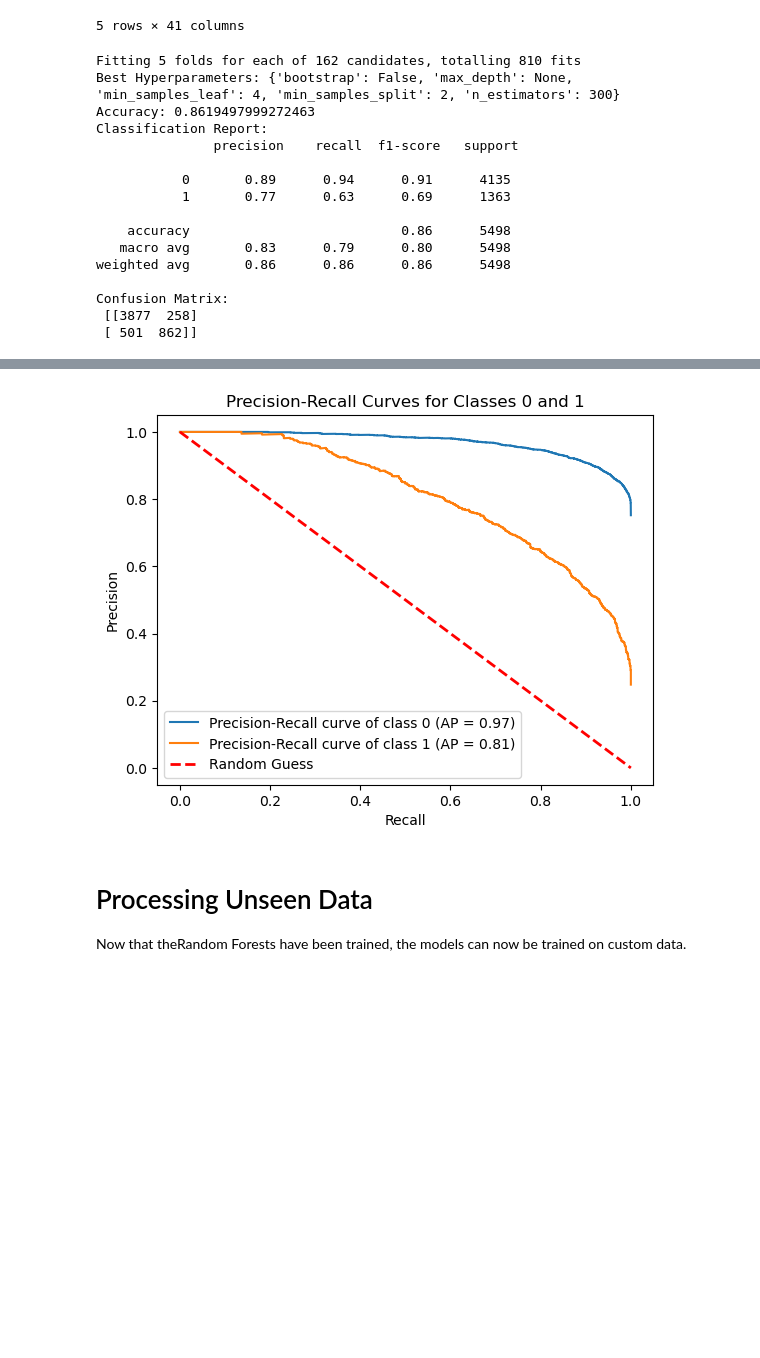
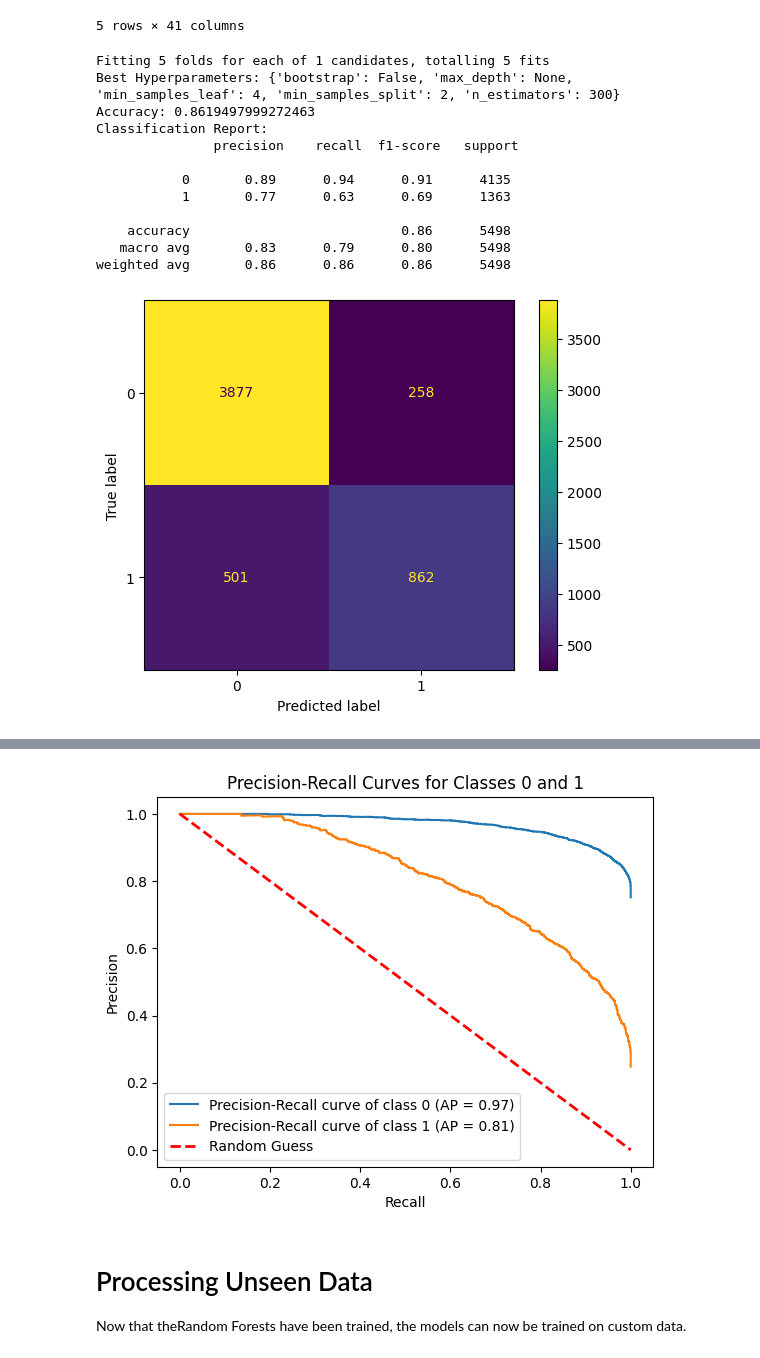
Before and after one commit to Jer0me123/ICS5110-Applied-Machine-Learning, a Jupyter notebook: Random Forests/Random_Forest-Salary.ipynb, the cells around one changed output, grey strips where cells are left out. Saved outputs shown, nothing was run; the diff lists cells and outputs as text; code cells hidden in the pictures; blank space fills up the shorter version.

```diff
--- a/Random Forests/Random_Forest-Salary.ipynb
+++ b/Random Forests/Random_Forest-Salary.ipynb
@@ -329,11 +331,11 @@ X_train, X_val, y_train, y_val = train_test_split(X, y, test_size=0.2, random_st
 
 # Defining the parameter grid for Random Forest
 param_grid = {
-    'n_estimators': [100, 200, 300],  # Number of trees in the forest
-    'max_depth': [None, 10, 20],      # Maximum depth of the tree
-    'min_samples_split': [2, 5, 10],  # Minimum samples required to split an internal node
-    'min_samples_leaf': [1, 2, 4],    # Minimum samples required at a leaf node
-    'bootstrap': [True, False]        # Whether bootstrap samples are used when building trees
+    'n_estimators': [300], #[100, 200, 300],  # Number of trees in the forest
+    'max_depth': [None], #[None, 10, 20],      # Maximum depth of the tree
+    'min_samples_split': [2], #[2, 5, 10],  # Minimum samples required to split an internal node
+    'min_samples_leaf': [4], #[1, 2, 4],    # Minimum samples required at a leaf node
+    'bootstrap': [False] #[True, False]        # Whether bootstrap samples are used when building trees
 }
 
 # Initialising StratifiedKFold with 5 splits
@@ -350,39 +352,38 @@ grid_search_rf.fit(X_train, y_train)
 
 # Displaying the best model's hyperparameters
 print("Best Hyperparameters:", grid_search_rf.best_params_)
 
 # Retrieving the best model
 best_rf_model = grid_search_rf.best_estimator_
 
 # Predicting on the validation set
 y_pred_rf = best_rf_model.predict(X_val)
 
 # Evaluating the model
 print("Accuracy:", accuracy_score(y_val, y_pred_rf))
 print("Classification Report:\n", classification_report(y_val, y_pred_rf))
-print("Confusion Matrix:\n", confusion_matrix(y_val, y_pred_rf))
+
+disp = ConfusionMatrixDisplay(confusion_matrix=confusion_matrix(y_val, y_pred_rf), display_labels=grid_search_rf.classes_)
+disp.plot()
 
 # Saving the best model using pickle
 model_name_rf = 'best_rf_Salary_Classification'
 with open('models/' + model_name_rf + '.pkl', 'wb') as f:
     pickle.dump(best_rf_model, f)
 # %% [output]
-Fitting 5 folds for each of 162 candidates, totalling 810 fits
+Fitting 5 folds for each of 1 candidates, totalling 5 fits
 Best Hyperparameters: {'bootstrap': False, 'max_depth': None, 'min_samples_leaf': 4, 'min_samples_split': 2, 'n_estimators': 300}
 Accuracy: 0.8619497999272463
 Classification Report:
                precision    recall  f1-score   support
 
            0       0.89      0.94      0.91      4135
            1       0.77      0.63      0.69      1363
 
     accuracy                           0.86      5498
    macro avg       0.83      0.79      0.80      5498
 weighted avg       0.86      0.86      0.86      5498
-
-Confusion Matrix:
- [[3877  258]
- [ 501  862]]
+[figure, added]
 # %%
 # Load the model
 with open('models/best_rf_Salary_Classification.pkl', 'rb') as f:
@@ -451,7 +452,7 @@ plt.title('Precision-Recall Curves for Classes 0 and 1')
 plt.legend(loc="lower left")
 plt.show()
 # %% [output]
-[figure, old version]
+[figure, new version]
 # %% [markdown]
 # Processing Unseen Data
 Now that theRandom Forests have been trained, the models can now be trained on custom data.
```
Also changed, not shown: parts of 2 cells of this notebook, 7 other files.
